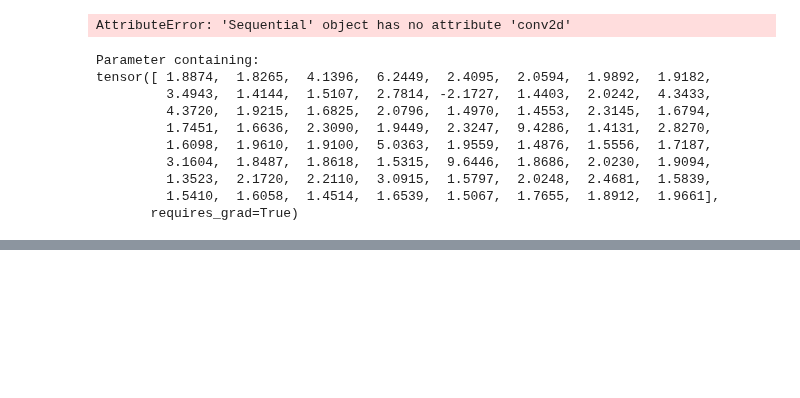
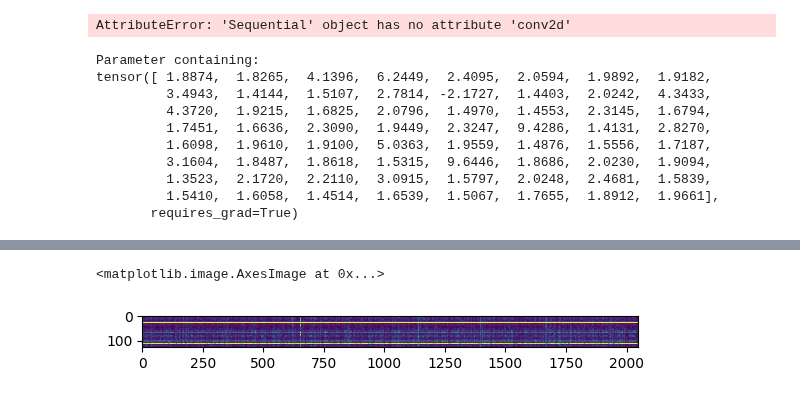
Before and after one commit to DakotaHester/ms-land-cover, a Jupyter notebook: playground.ipynb, the cells around one changed output, grey strips where cells are left out. Drawn from its saved outputs; the diff is of its cells as text; code cells hidden in the pictures; blank space fills up the shorter version.

```diff
--- a/playground.ipynb
+++ b/playground.ipynb
@@ -126,0 +255,16 @@ tensor([ 1.8874,  1.8265,  4.1396,  6.2449,  2.4095,  2.0594,  1.9892,  1.9182,
+# %%
+from torchvision.models import resnet101
+weights = torch.load('./weights/resnet101_202506/hires_byol_bands3_size256_randinitfalse/resnet101/hires_byol.pth')
+encoder = resnet101()
+# encoder.conv1 = nn.Conv2d(4, 64, kernel_size=(7, 7), stride=(2, 2), padding=(3, 3), bias=False)
+encoder.fc = nn.Identity()
+model = BYOLWrapper(encoder=encoder)
+model.load_state_dict(weights)
+# x_batch = torch.stack(
+#     [
+#         x_batch[:, 3],
+#         x_batch[:, 0],
+#         x_batch[:, 1],
+#     ],
+#     dim=1
+# )
@@ -126,0 +277,5 @@ tensor([ 1.8874,  1.8265,  4.1396,  6.2449,  2.4095,  2.0594,  1.9892,  1.9182,
+# %%
+model.load_state_dict()
+# %%
+with torch.no_grad():
+    h_target = model.target_encoder(x_batch)
@@ -126,0 +349,5 @@ tensor([ 1.8874,  1.8265,  4.1396,  6.2449,  2.4095,  2.0594,  1.9892,  1.9182,
+# %%
+plt.imshow(h_target.detach().numpy(), vmin=0, vmax=1)
+# %% [output]
+<matplotlib.image.AxesImage at 0x...>
+[figure, added]
```
Also changed, not shown: parts of 46 cells of this notebook, 3 other files.
